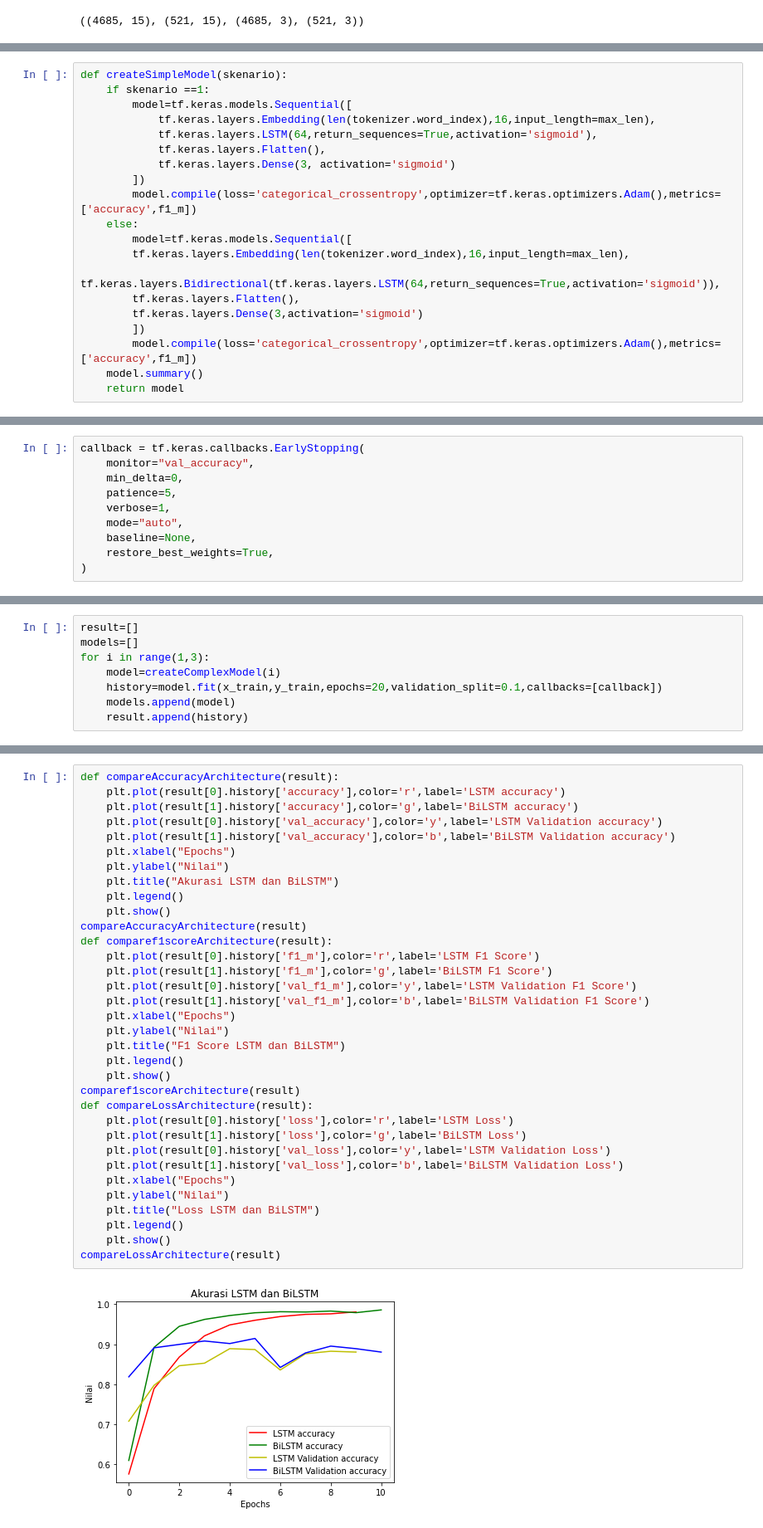
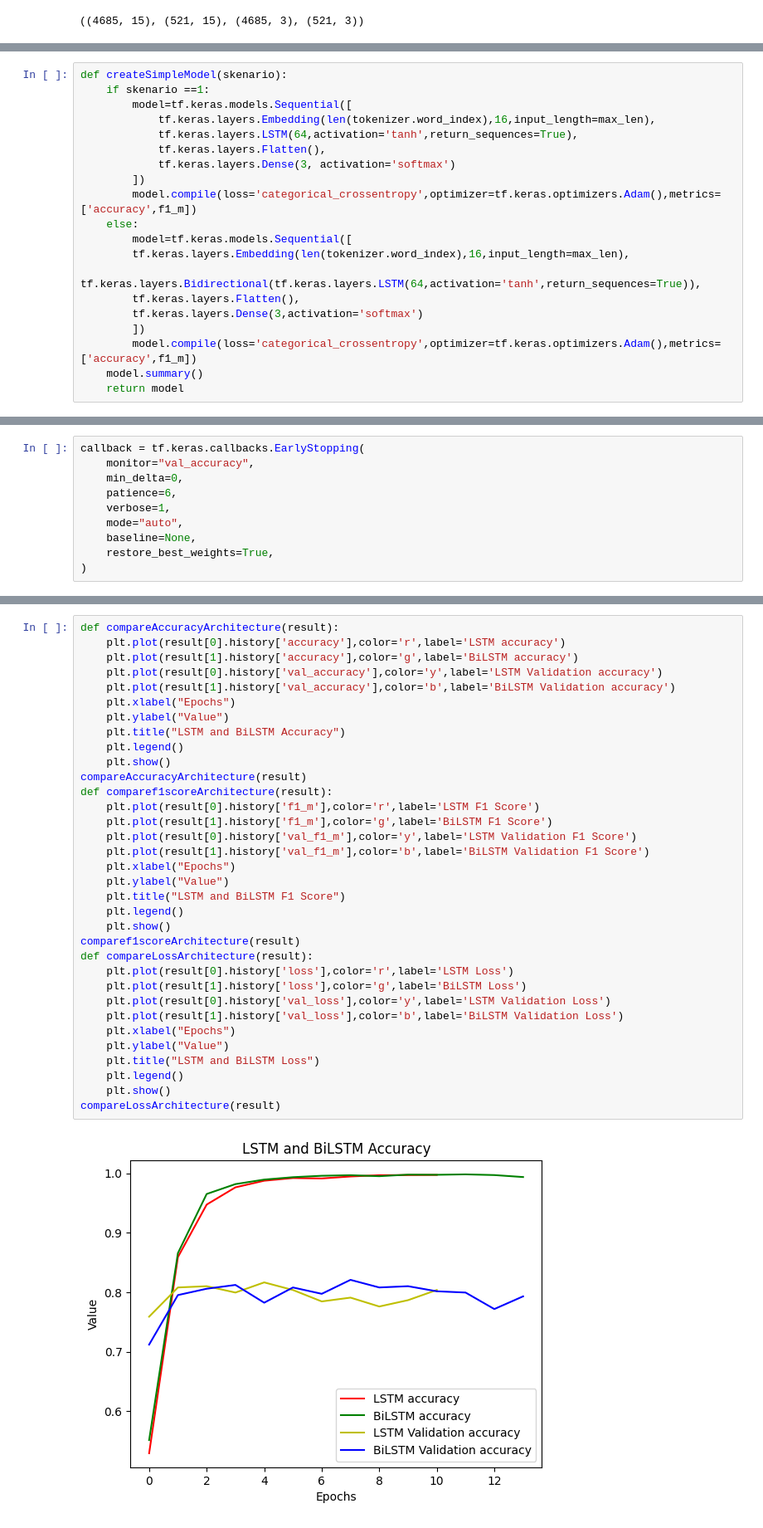
Before and after one commit to adrianuscharlie/ML-hate-speech-detection, a Jupyter notebook: Selena Gomez/notebook.ipynb, the cells around one changed output, grey strips where cells are left out. Shown at 83% size. Saved outputs shown, nothing was run; the diff lists cells and outputs as text.

```diff
--- a/Selena Gomez/notebook.ipynb
+++ b/Selena Gomez/notebook.ipynb
@@ -142,17 +167,17 @@ def createSimpleModel(skenario):
     if skenario ==1:
         model=tf.keras.models.Sequential([
             tf.keras.layers.Embedding(len(tokenizer.word_index),16,input_length=max_len),
-            tf.keras.layers.LSTM(64,return_sequences=True,activation='sigmoid'),
+            tf.keras.layers.LSTM(64,activation='tanh',return_sequences=True),
             tf.keras.layers.Flatten(),
-            tf.keras.layers.Dense(3, activation='sigmoid')
+            tf.keras.layers.Dense(3, activation='softmax')
         ])
         model.compile(loss='categorical_crossentropy',optimizer=tf.keras.optimizers.Adam(),metrics=['accuracy',f1_m])
     else:
         model=tf.keras.models.Sequential([
         tf.keras.layers.Embedding(len(tokenizer.word_index),16,input_length=max_len),
-        tf.keras.layers.Bidirectional(tf.keras.layers.LSTM(64,return_sequences=True,activation='sigmoid')),
+        tf.keras.layers.Bidirectional(tf.keras.layers.LSTM(64,activation='tanh',return_sequences=True)),
         tf.keras.layers.Flatten(),
-        tf.keras.layers.Dense(3,activation='sigmoid')
+        tf.keras.layers.Dense(3,activation='softmax')
         ])
         model.compile(loss='categorical_crossentropy',optimizer=tf.keras.optimizers.Adam(),metrics=['accuracy',f1_m])
     model.summary()
@@ -161,7 +188,7 @@ def createSimpleModel(skenario):
 callback = tf.keras.callbacks.EarlyStopping(
     monitor="val_accuracy",
     min_delta=0,
-    patience=5,
+    patience=6,
     verbose=1,
     mode="auto",
     baseline=None,
@@ -216,8 +254,0 @@ NameError: name 'createSimpleModel' is not defined
-# %%
-result=[]
-models=[]
-for i in range(1,3):
-    model=createComplexModel(i)
-    history=model.fit(x_train,y_train,epochs=20,validation_split=0.1,callbacks=[callback])
-    models.append(model)
-    result.append(history)
@@ -242,36 +257,36 @@ Epoch 00011: early stopping
 # %%
 def compareAccuracyArchitecture(result):
     plt.plot(result[0].history['accuracy'],color='r',label='LSTM accuracy')
     plt.plot(result[1].history['accuracy'],color='g',label='BiLSTM accuracy')
     plt.plot(result[0].history['val_accuracy'],color='y',label='LSTM Validation accuracy')
     plt.plot(result[1].history['val_accuracy'],color='b',label='BiLSTM Validation accuracy')
     plt.xlabel("Epochs")
-    plt.ylabel("Nilai")
-    plt.title("Akurasi LSTM dan BiLSTM")
+    plt.ylabel("Value")
+    plt.title("LSTM and BiLSTM Accuracy")
     plt.legend()
     plt.show()
 compareAccuracyArchitecture(result)
 def comparef1scoreArchitecture(result):
     plt.plot(result[0].history['f1_m'],color='r',label='LSTM F1 Score')
     plt.plot(result[1].history['f1_m'],color='g',label='BiLSTM F1 Score')
     plt.plot(result[0].history['val_f1_m'],color='y',label='LSTM Validation F1 Score')
     plt.plot(result[1].history['val_f1_m'],color='b',label='BiLSTM Validation F1 Score')
     plt.xlabel("Epochs")
-    plt.ylabel("Nilai")
-    plt.title("F1 Score LSTM dan BiLSTM")
+    plt.ylabel("Value")
+    plt.title("LSTM and BiLSTM F1 Score")
     plt.legend()
     plt.show()
 comparef1scoreArchitecture(result)
 def compareLossArchitecture(result):
     plt.plot(result[0].history['loss'],color='r',label='LSTM Loss')
     plt.plot(result[1].history['loss'],color='g',label='BiLSTM Loss')
     plt.plot(result[0].history['val_loss'],color='y',label='LSTM Validation Loss')
     plt.plot(result[1].history['val_loss'],color='b',label='BiLSTM Validation Loss')
     plt.xlabel("Epochs")
-    plt.ylabel("Nilai")
-    plt.title("Loss LSTM dan BiLSTM")
+    plt.ylabel("Value")
+    plt.title("LSTM and BiLSTM Loss")
     plt.legend()
     plt.show()
 compareLossArchitecture(result)
 # %% [output]
-[figure, old version]
+[figure, new version]
```
Also changed, not shown: parts of 79 cells of this notebook, 43 other files.
